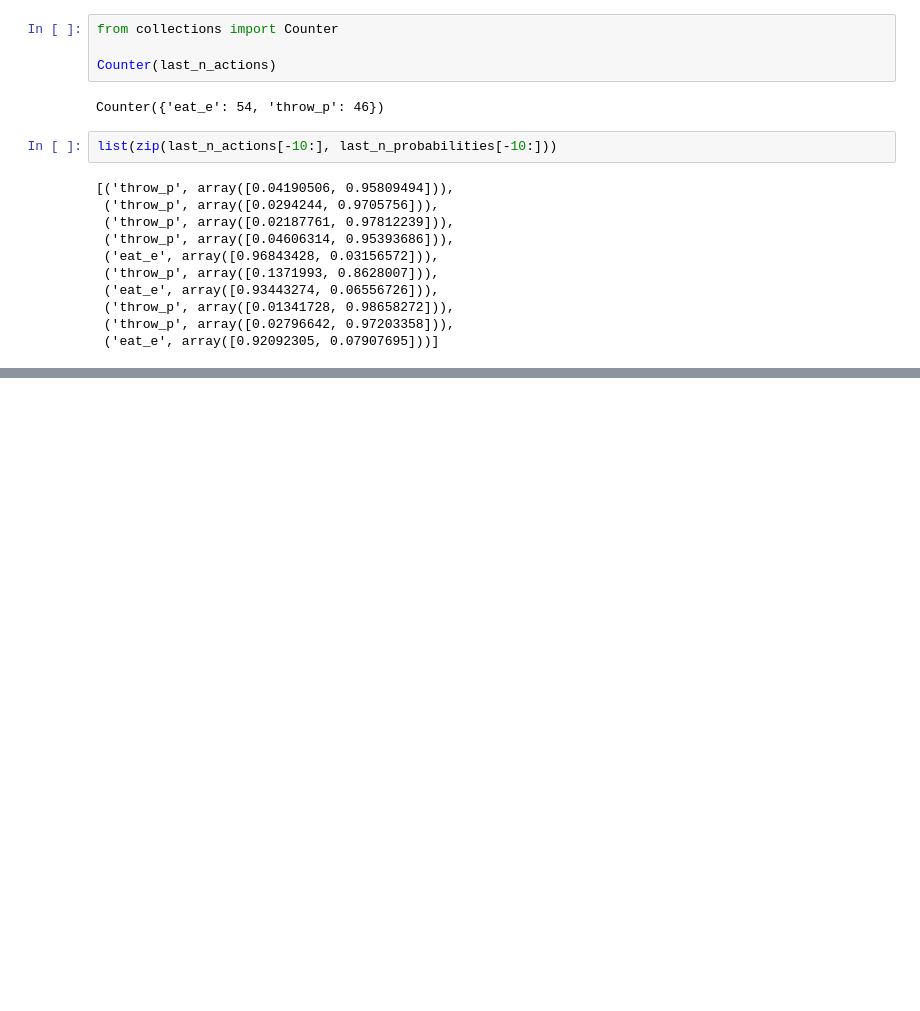
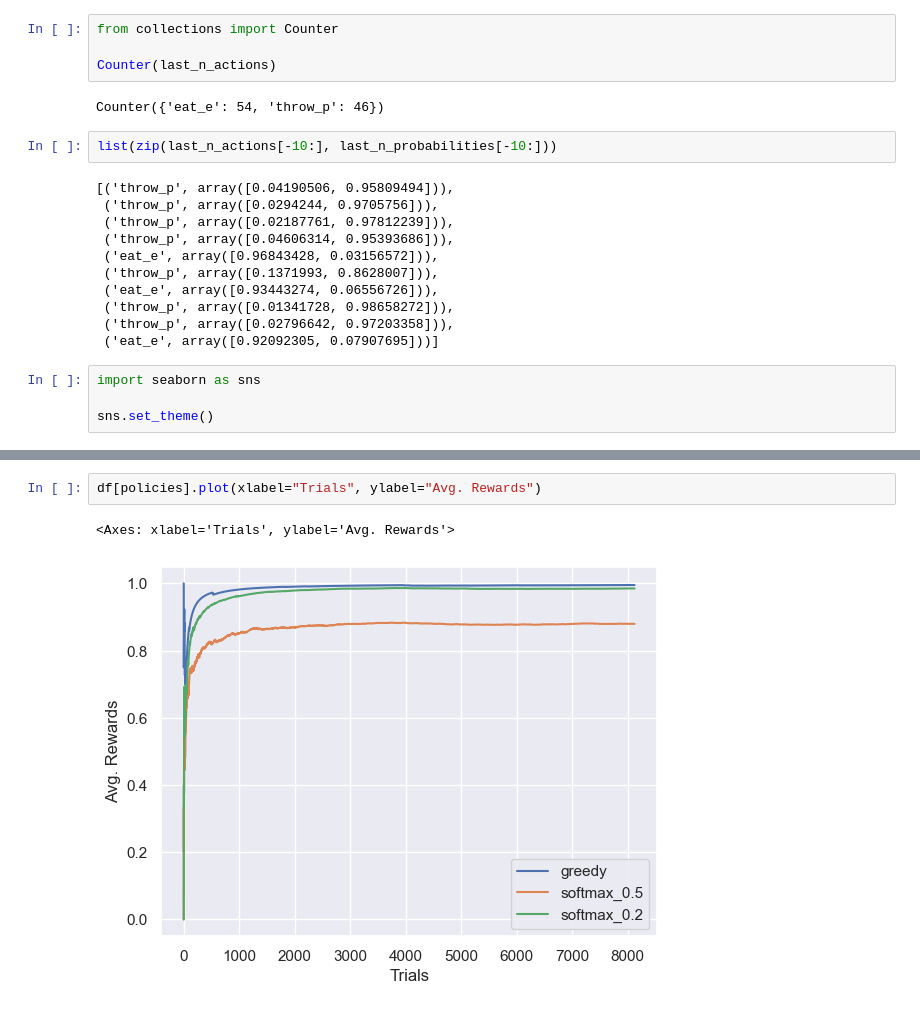
Before and after one commit to alextanhongpin/python-bandit, a Jupyter notebook: 09_mushroom_uci.ipynb, the cells around one changed output, grey strips where cells are left out. Cells and saved outputs as stored; diff of their text form; blank space fills up the shorter version.

```diff
--- a/09_mushroom_uci.ipynb
+++ b/09_mushroom_uci.ipynb
@@ -270,3 +283,7 @@ list(zip(last_n_actions[-10:], last_n_probabilities[-10:]))
  ('throw_p', array([0.01341728, 0.98658272])),
  ('throw_p', array([0.02796642, 0.97203358])),
  ('eat_e', array([0.92092305, 0.07907695]))]
+# %%
+import seaborn as sns
+
+sns.set_theme()
@@ -272,0 +336,5 @@ list(zip(last_n_actions[-10:], last_n_probabilities[-10:]))
+# %%
+df[policies].plot(xlabel="Trials", ylabel="Avg. Rewards")
+# %% [output]
+<Axes: xlabel='Trials', ylabel='Avg. Rewards'>
+[figure, added]
```
Also changed, not shown: parts of 4 cells of this notebook, 12 other files.
